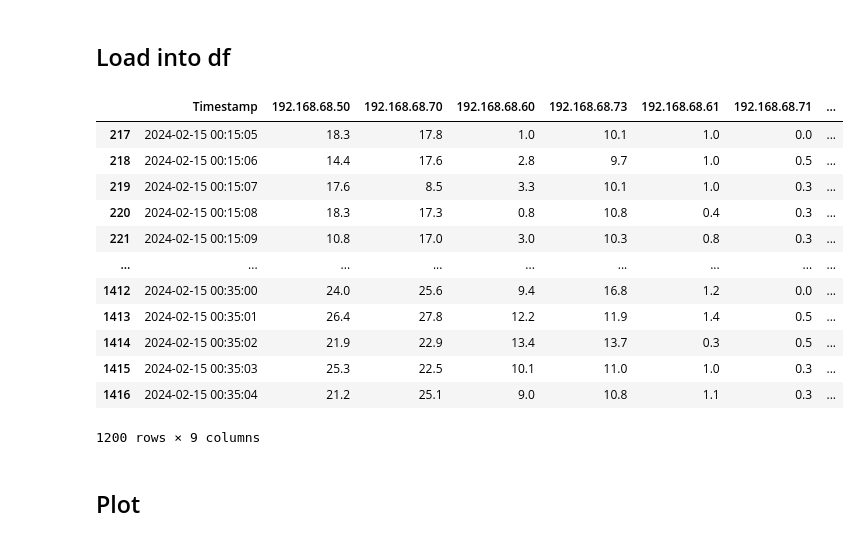
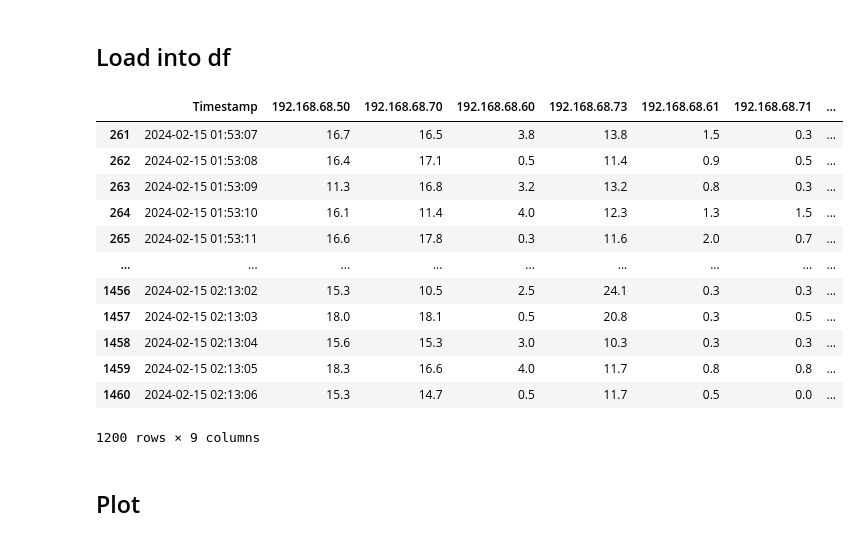
Before and after one commit to jku-lit-scsl/ecs-demo, a Jupyter notebook: evaluation/efficacy/data_cleaning/eval_efficacy.ipynb, the cells around one changed output. Drawn from its saved outputs; the diff is of its cells as text; code cells hidden in the pictures.

```diff
--- a/evaluation/efficacy/data_cleaning/eval_efficacy.ipynb
+++ b/evaluation/efficacy/data_cleaning/eval_efficacy.ipynb
@@ -99,27 +99,26 @@ for log_dir in dir_names:
     curr_df['Timestamp'] = pd.to_datetime(curr_df['Timestamp'])
     curr_df['cumulative_cpu'] = curr_df.iloc[:, 1:].sum(axis=1)
 
-    if log_dir == 'NO' or log_dir == 'DA':
-        # Calculate relative time from the start
-        start_time = curr_df['Timestamp'].iloc[0]
-        curr_df['Relative_Time'] = (curr_df['Timestamp'] - start_time).dt.total_seconds() / 60
+    # Calculate relative time from the start
+    start_time = curr_df['Timestamp'].iloc[0]
+    curr_df['Relative_Time'] = (curr_df['Timestamp'] - start_time).dt.total_seconds() / 60
 
-        data_to_plot[log_dir] = curr_df
+    data_to_plot[log_dir] = curr_df
 # %%
-data_to_plot['DA']
+data_to_plot['DAR']
 # %% [output]
 |  | Timestamp | 192.168.68.50 | 192.168.68.70 | 192.168.68.60 | 192.168.68.73 | 192.168.68.61 | 192.168.68.71 | ... |
-| 217 | 2024-02-15 00:15:05 | 18.3 | 17.8 | 1.0 | 10.1 | 1.0 | 0.0 | ... |
-| 218 | 2024-02-15 00:15:06 | 14.4 | 17.6 | 2.8 | 9.7 | 1.0 | 0.5 | ... |
-| 219 | 2024-02-15 00:15:07 | 17.6 | 8.5 | 3.3 | 10.1 | 1.0 | 0.3 | ... |
-| 220 | 2024-02-15 00:15:08 | 18.3 | 17.3 | 0.8 | 10.8 | 0.4 | 0.3 | ... |
-| 221 | 2024-02-15 00:15:09 | 10.8 | 17.0 | 3.0 | 10.3 | 0.8 | 0.3 | ... |
+| 261 | 2024-02-15 01:53:07 | 16.7 | 16.5 | 3.8 | 13.8 | 1.5 | 0.3 | ... |
+| 262 | 2024-02-15 01:53:08 | 16.4 | 17.1 | 0.5 | 11.4 | 0.9 | 0.5 | ... |
+| 263 | 2024-02-15 01:53:09 | 11.3 | 16.8 | 3.2 | 13.2 | 0.8 | 0.3 | ... |
+| 264 | 2024-02-15 01:53:10 | 16.1 | 11.4 | 4.0 | 12.3 | 1.3 | 1.5 | ... |
+| 265 | 2024-02-15 01:53:11 | 16.6 | 17.8 | 0.3 | 11.6 | 2.0 | 0.7 | ... |
 | ... | ... | ... | ... | ... | ... | ... | ... | ... |
-| 1412 | 2024-02-15 00:35:00 | 24.0 | 25.6 | 9.4 | 16.8 | 1.2 | 0.0 | ... |
-| 1413 | 2024-02-15 00:35:01 | 26.4 | 27.8 | 12.2 | 11.9 | 1.4 | 0.5 | ... |
-| 1414 | 2024-02-15 00:35:02 | 21.9 | 22.9 | 13.4 | 13.7 | 0.3 | 0.5 | ... |
-| 1415 | 2024-02-15 00:35:03 | 25.3 | 22.5 | 10.1 | 11.0 | 1.0 | 0.3 | ... |
-| 1416 | 2024-02-15 00:35:04 | 21.2 | 25.1 | 9.0 | 10.8 | 1.1 | 0.3 | ... |
+| 1456 | 2024-02-15 02:13:02 | 15.3 | 10.5 | 2.5 | 24.1 | 0.3 | 0.3 | ... |
+| 1457 | 2024-02-15 02:13:03 | 18.0 | 18.1 | 0.5 | 20.8 | 0.3 | 0.5 | ... |
+| 1458 | 2024-02-15 02:13:04 | 15.6 | 15.3 | 3.0 | 10.3 | 0.3 | 0.3 | ... |
+| 1459 | 2024-02-15 02:13:05 | 18.3 | 16.6 | 4.0 | 11.7 | 0.8 | 0.8 | ... |
+| 1460 | 2024-02-15 02:13:06 | 15.3 | 14.7 | 0.5 | 11.7 | 0.5 | 0.0 | ... |
 1200 rows × 9 columns
 # %% [markdown]
 ## Plot
```
Also changed, not shown: parts of 1 cell of this notebook, 6 other files.
